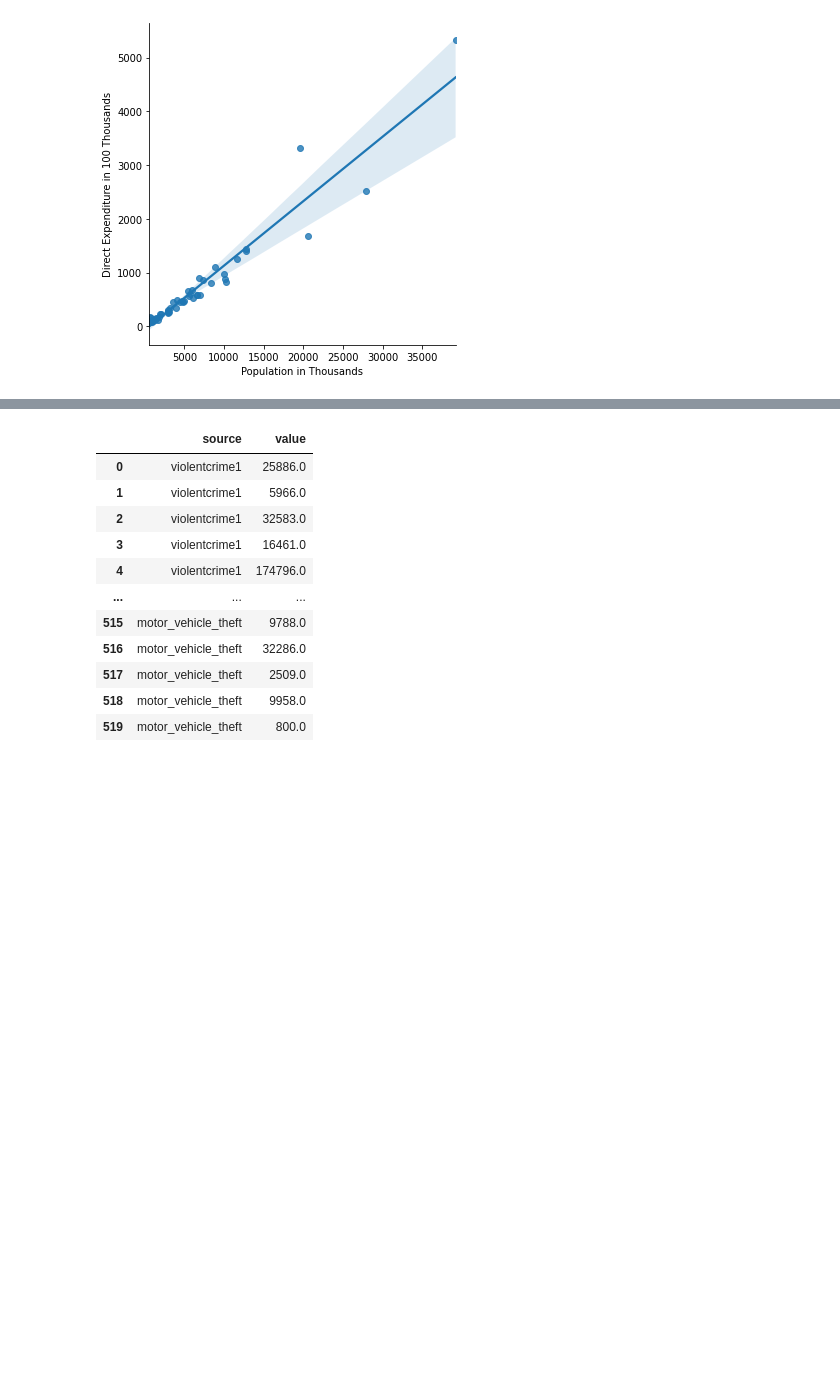
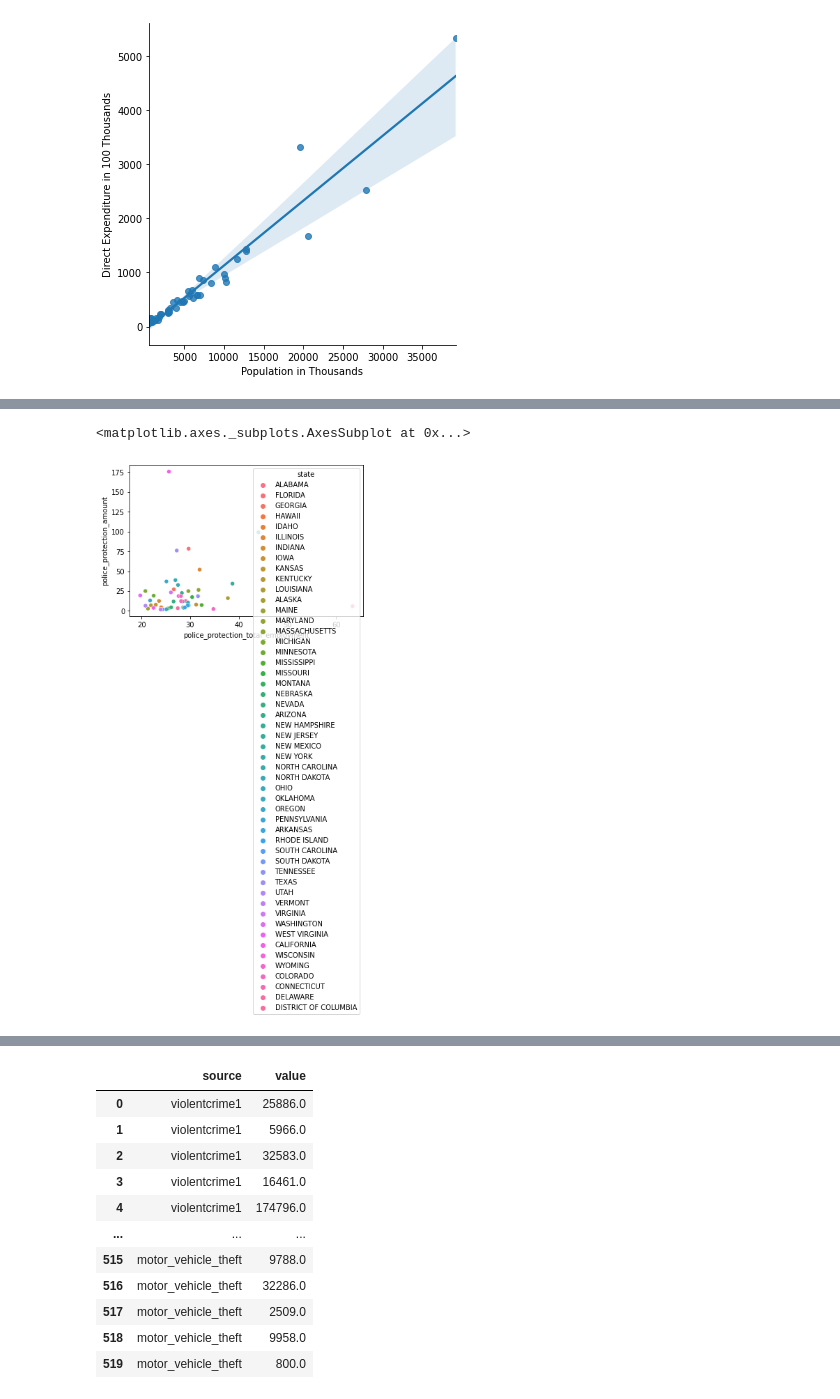
Before and after one commit to ninadcpa/DSC540, a Jupyter notebook: Final_Project.ipynb, the cells around one changed output, grey strips where cells are left out. Saved outputs shown, nothing was run; the diff lists cells and outputs as text; code cells hidden in the pictures; blank space fills up the shorter version.

```diff
--- a/Final_Project.ipynb
+++ b/Final_Project.ipynb
@@ -891,3 +895,9 @@ ax.set(xlabel='Population in Thousands', ylabel='Direct Expenditure in 100 Thous
 plt.show()
 # %% [output]
 [figure]
+# %%
+pp_emp_expenditure_df = pd.read_sql('select emp.state, emp.police_protection_total_employment,exp.police_protection_amount \
+      from js_employment as emp, js_expenditure as exp \
+          where emp.state=exp.state', conn)
+pp_emp_expenditure_df['police_protection_amount'] = pp_emp_expenditure_df['police_protection_amount']/100000
+pp_emp_expenditure_df.head(5)
@@ -893,0 +911,6 @@ plt.show()
+# %%
+sns.scatterplot(data=pp_emp_expenditure_df, x="police_protection_total_employment", y="police_protection_amount", \
+                 hue="state")
+# %% [output]
+<matplotlib.axes._subplots.AxesSubplot at 0x...>
+[figure, added]
```
Also changed, not shown: parts of 7 cells of this notebook.
